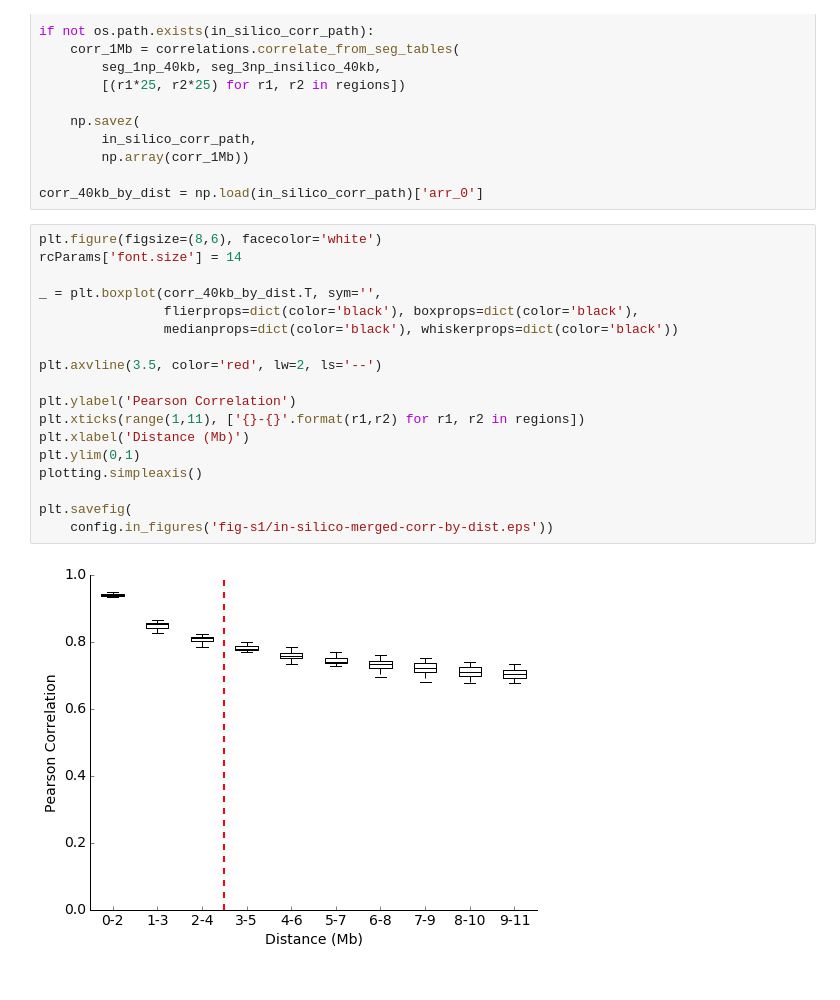
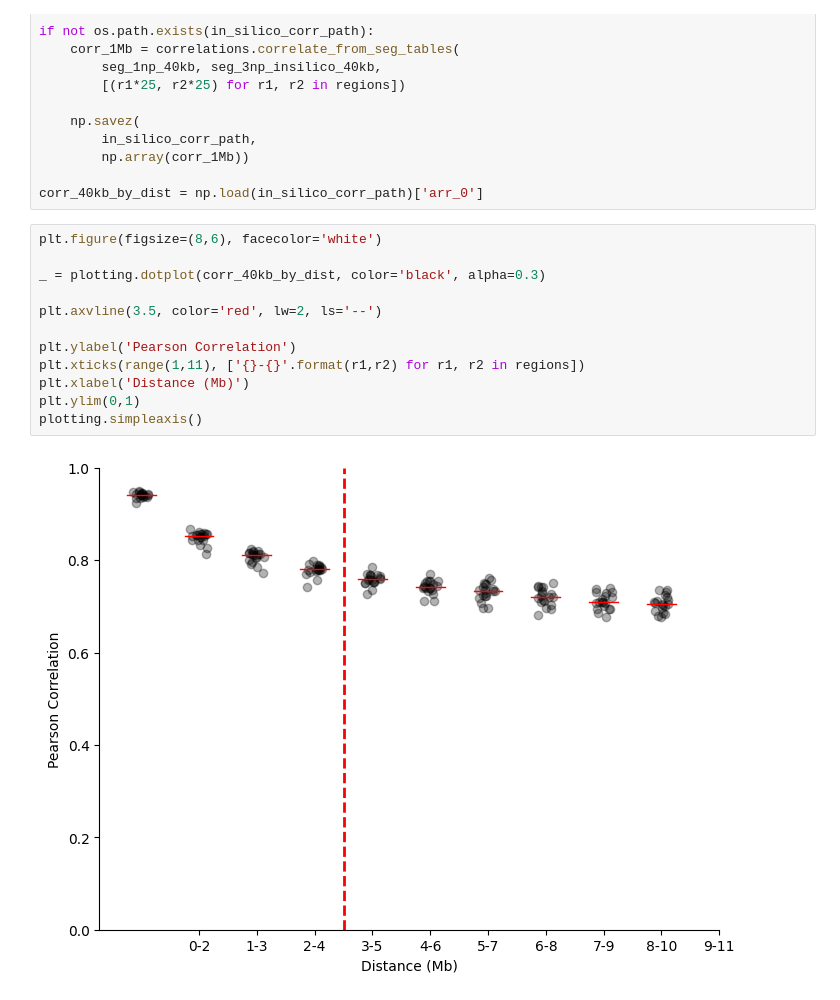
Before and after one commit to cejote/multiplex-gam-2022, a Jupyter notebook: notebooks/combined-dataset/08-in-silico-merged-correlations-by-distance.ipynb, the cells around one changed output. Drawn from its saved outputs; the diff is of its cells as text.

Commit message:
Correlations by distance as a dotplot

```diff
--- a/notebooks/combined-dataset/08-in-silico-merged-correlations-by-distance.ipynb
+++ b/notebooks/combined-dataset/08-in-silico-merged-correlations-by-distance.ipynb
@@ -37,21 +34,15 @@ if not os.path.exists(in_silico_corr_path):
 corr_40kb_by_dist = np.load(in_silico_corr_path)['arr_0']
 # %%
 plt.figure(figsize=(8,6), facecolor='white')
-rcParams['font.size'] = 14
 
-_ = plt.boxplot(corr_40kb_by_dist.T, sym='',
-                flierprops=dict(color='black'), boxprops=dict(color='black'),
-                medianprops=dict(color='black'), whiskerprops=dict(color='black'))
+_ = plotting.dotplot(corr_40kb_by_dist, color='black', alpha=0.3)
 
 plt.axvline(3.5, color='red', lw=2, ls='--')
 
 plt.ylabel('Pearson Correlation')
 plt.xticks(range(1,11), ['{}-{}'.format(r1,r2) for r1, r2 in regions])
 plt.xlabel('Distance (Mb)')
 plt.ylim(0,1)
 plotting.simpleaxis()
-
-plt.savefig(
-    config.in_figures('fig-s1/in-silico-merged-corr-by-dist.eps'))
 # %% [output]
-[figure, old version]
+[figure, new version]
```
Also changed, not shown: parts of 1 cell of this notebook.
